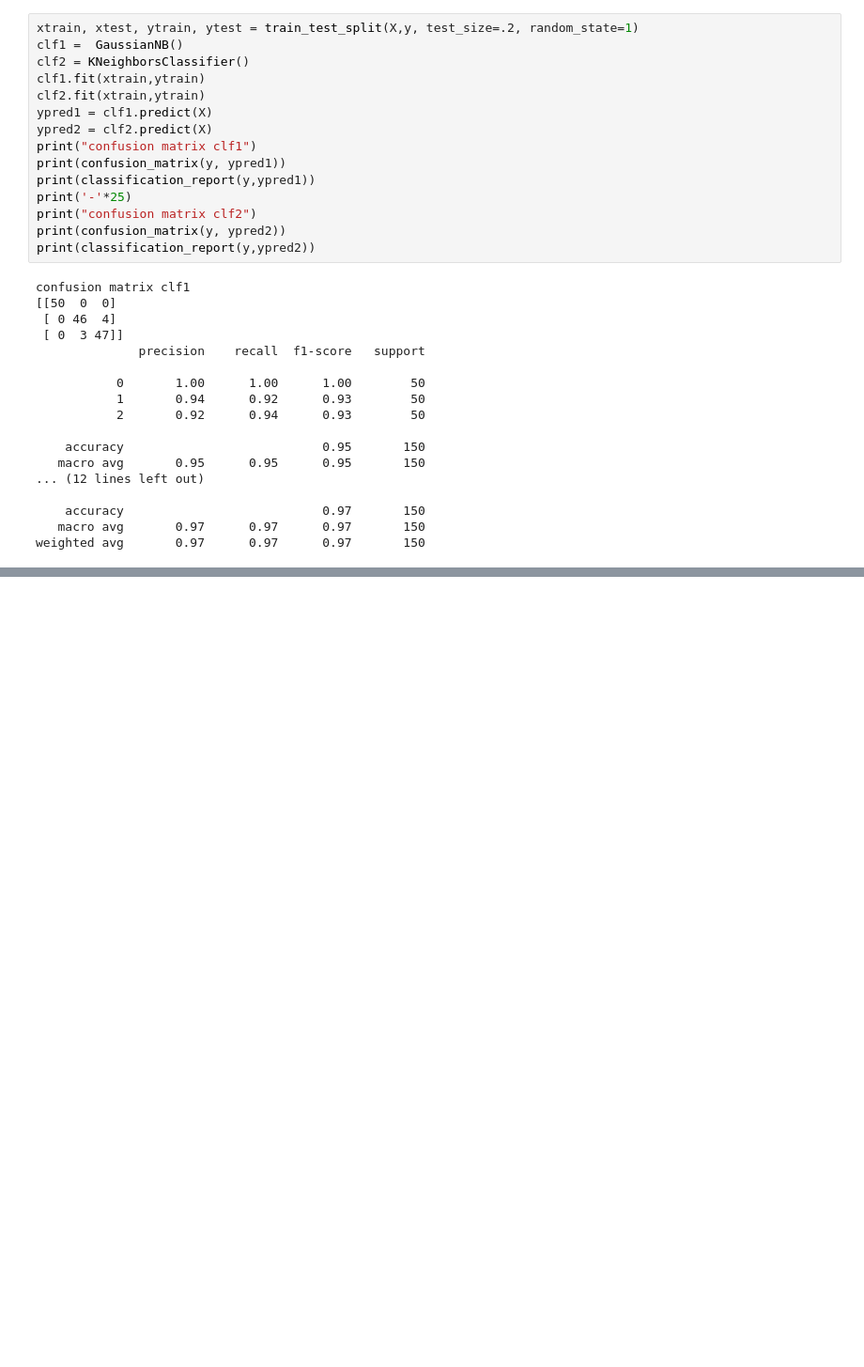
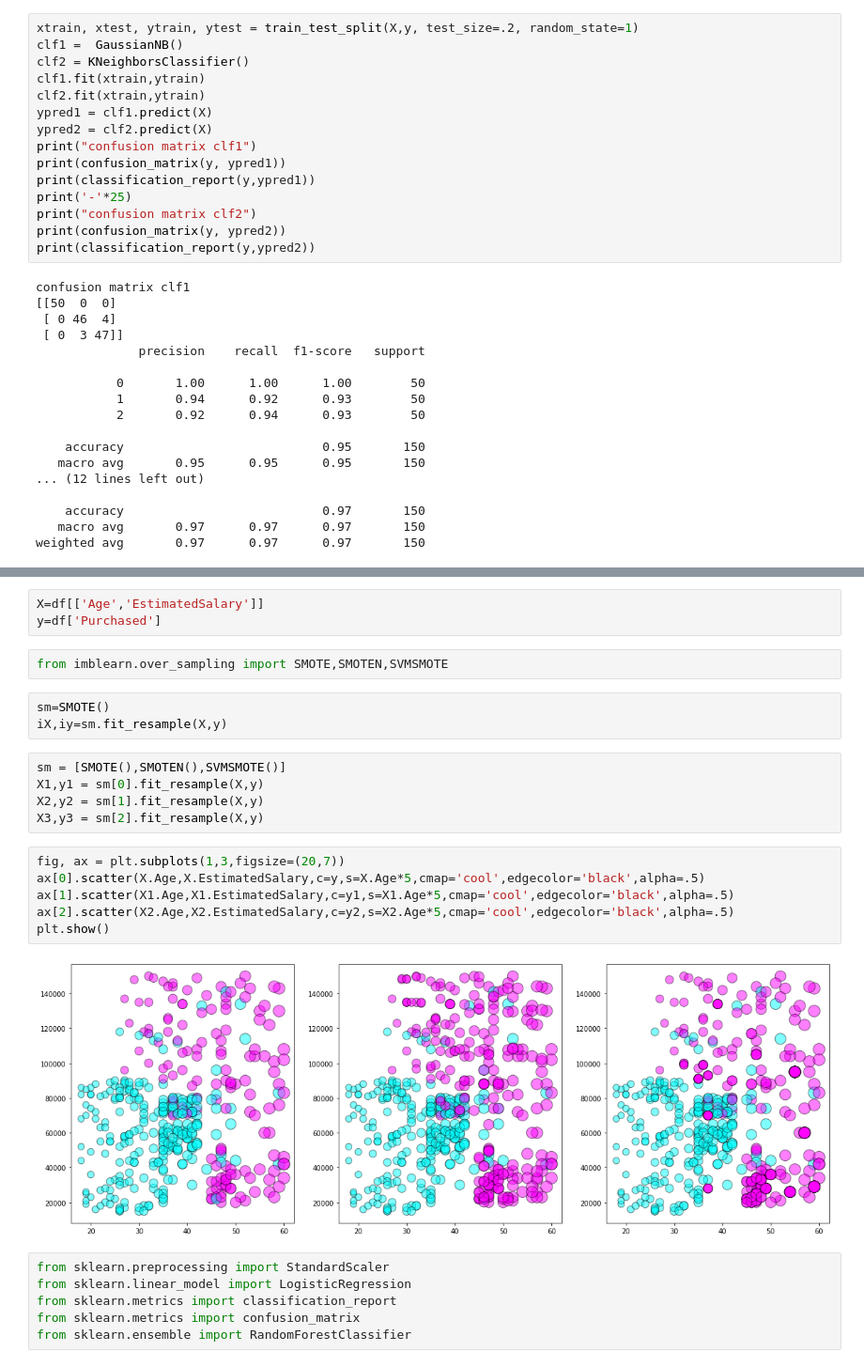
Before and after one commit to kashishjais/Machine-Learning, a Jupyter notebook: supervised/classification_balancing_classes.ipynb, the cells around one changed output, grey strips where cells are left out. Shown: that part at 94% size. Drawn from its saved outputs; the diff is of its cells as text; blank space fills up the shorter version.

```diff
--- a/supervised/classification_balancing_classes.ipynb
+++ b/supervised/classification_balancing_classes.ipynb
@@ -89,0 +107,27 @@ weighted avg       0.97      0.97      0.97       150
+# %%
+X=df[['Age','EstimatedSalary']]
+y=df['Purchased']
+# %%
+from imblearn.over_sampling import SMOTE,SMOTEN,SVMSMOTE
+# %%
+sm=SMOTE()
+iX,iy=sm.fit_resample(X,y)
+# %%
+sm = [SMOTE(),SMOTEN(),SVMSMOTE()]
+X1,y1 = sm[0].fit_resample(X,y)
+X2,y2 = sm[1].fit_resample(X,y)
+X3,y3 = sm[2].fit_resample(X,y)
+# %%
+fig, ax = plt.subplots(1,3,figsize=(20,7))
+ax[0].scatter(X.Age,X.EstimatedSalary,c=y,s=X.Age*5,cmap='cool',edgecolor='black',alpha=.5)
+ax[1].scatter(X1.Age,X1.EstimatedSalary,c=y1,s=X1.Age*5,cmap='cool',edgecolor='black',alpha=.5)
+ax[2].scatter(X2.Age,X2.EstimatedSalary,c=y2,s=X2.Age*5,cmap='cool',edgecolor='black',alpha=.5)
+plt.show()
+# %% [output]
+[figure, added]
+# %%
+from sklearn.preprocessing import StandardScaler
+from sklearn.linear_model import LogisticRegression
+from sklearn.metrics import classification_report
+from sklearn.metrics import confusion_matrix
+from sklearn.ensemble import RandomForestClassifier
```
Also changed, not shown: parts of 8 cells of this notebook, 2 other files.
